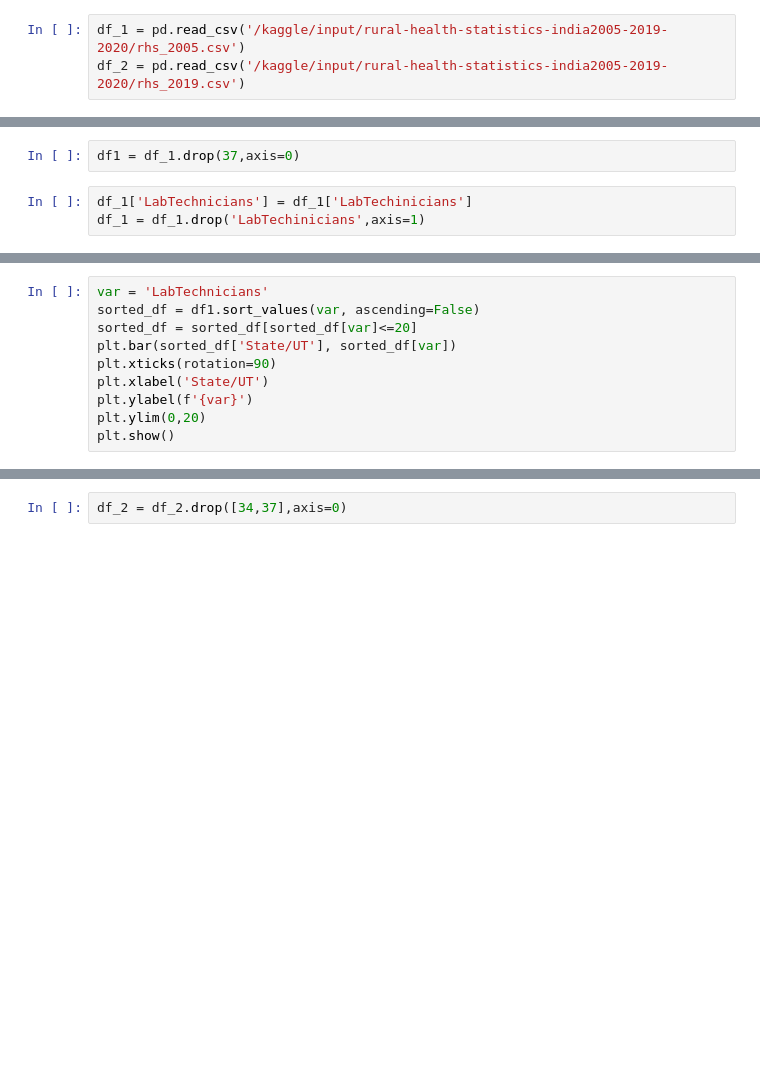
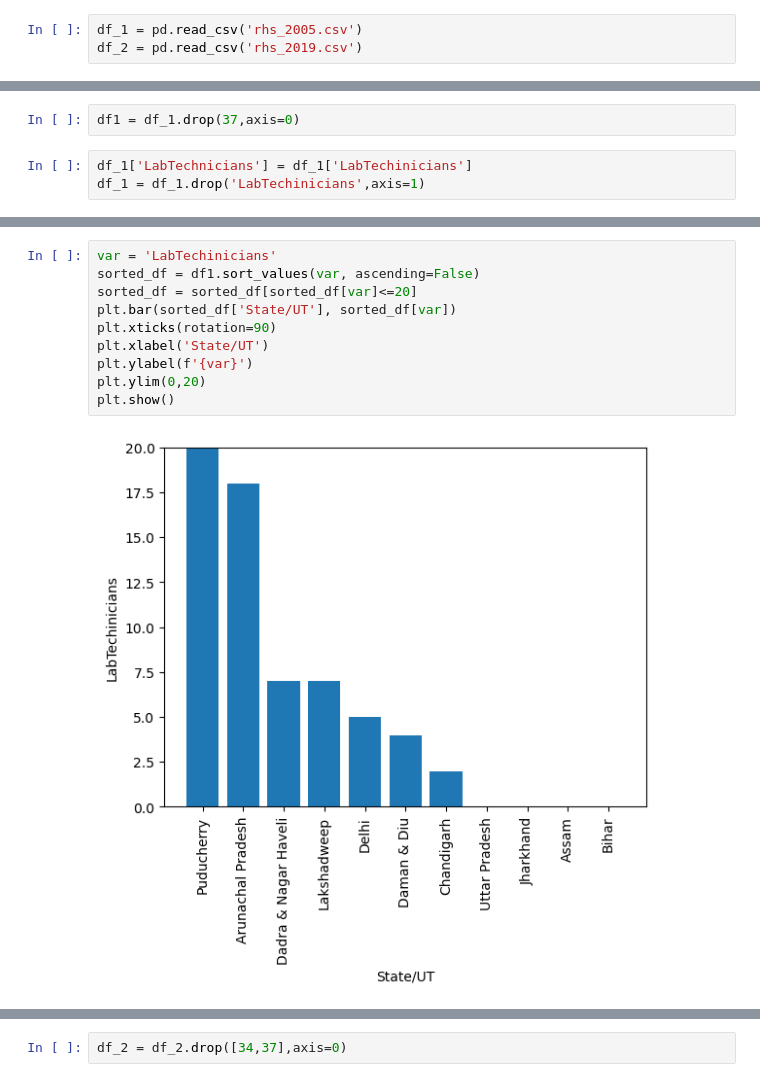
Before and after one commit to pxndey/rural_health, a Jupyter notebook: rural_healthcare_stat.ipynb, the cells around one changed output, grey strips where cells are left out. Drawn from its saved outputs; the diff is of its cells as text; blank space fills up the shorter version.

Commit message:
fix: rural health stat nb

```diff
--- a/rural_healthcare_stat.ipynb
+++ b/rural_healthcare_stat.ipynb
@@ -23,8 +23,8 @@ import matplotlib.pyplot as plt
 import seaborn as sns
 import sklearn as sk
 # %%
-df_1 = pd.read_csv('/kaggle/input/rural-health-statistics-india2005-2019-2020/rhs_2005.csv')
-df_2 = pd.read_csv('/kaggle/input/rural-health-statistics-india2005-2019-2020/rhs_2019.csv')
+df_1 = pd.read_csv('rhs_2005.csv')
+df_2 = pd.read_csv('rhs_2019.csv')
 # %%
 df_1.head()
 # %% [output]
@@ -98,13 +154,15 @@ plt.show()
 # %%
-var = 'LabTechnicians'
+var = 'LabTechinicians'
 sorted_df = df1.sort_values(var, ascending=False)
 sorted_df = sorted_df[sorted_df[var]<=20]
 plt.bar(sorted_df['State/UT'], sorted_df[var])
 plt.xticks(rotation=90)
 plt.xlabel('State/UT')
 plt.ylabel(f'{var}')
 plt.ylim(0,20)
 plt.show()
+# %% [output]
+[figure, added]
 # %%
 var = 'Pharmacists'
 sorted_df = df1.sort_values(var, ascending=False)
```
Also changed, not shown: parts of 16 cells of this notebook.
